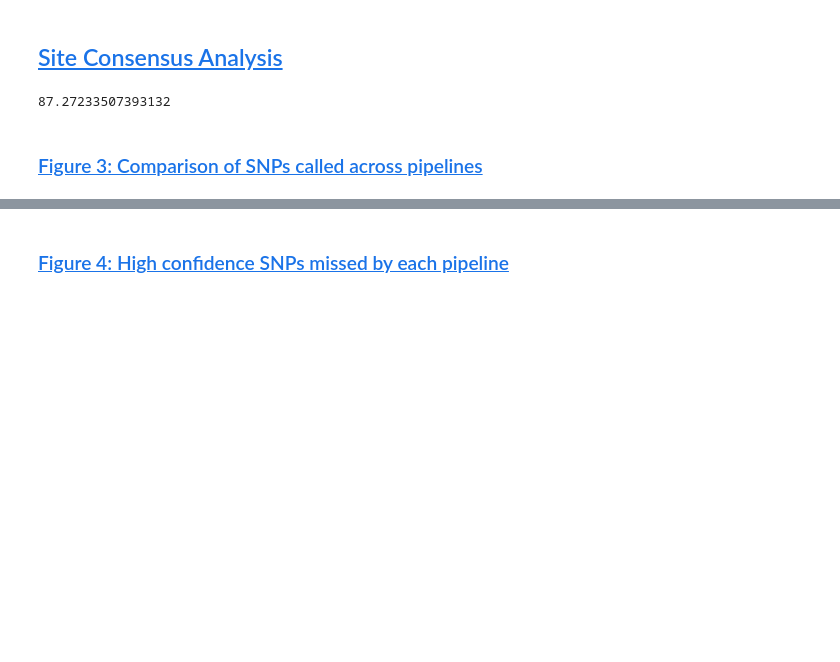
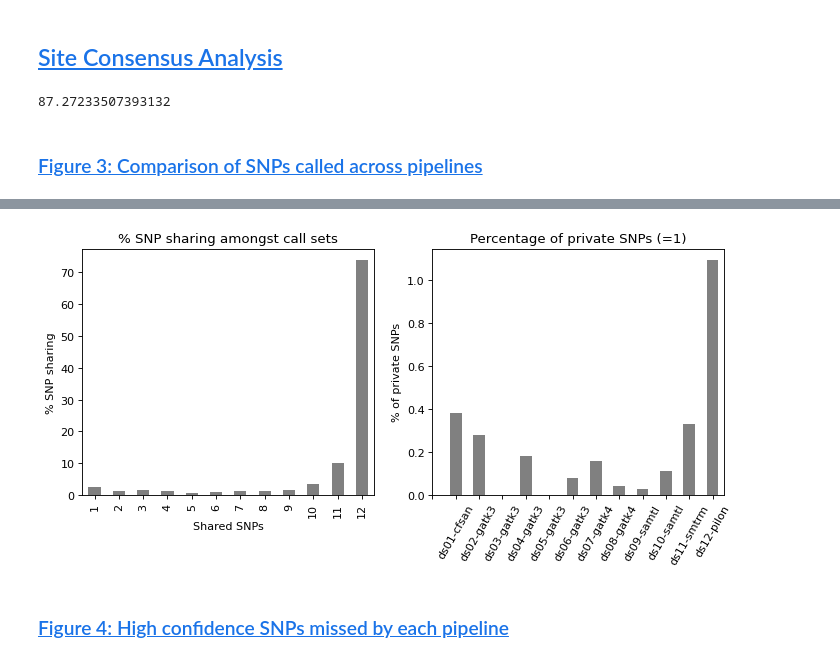
Before and after one commit to broadinstitute/isham_wgs, a Jupyter notebook: analysis.ipynb, the cells around one changed output, grey strips where cells are left out. Saved outputs shown, nothing was run; the diff lists cells and outputs as text; code cells hidden in the pictures; blank space fills up the shorter version.

```diff
--- a/analysis.ipynb
+++ b/analysis.ipynb
@@ -708,5 +710,24 @@ fig.savefig('figs/Figure3_site_private_snps.pdf')
 # %% [output]
 [figure]
+# %%
+fig=plt.figure(figsize=(16, 4), dpi=80, facecolor='w', edgecolor='k')
+
+plt.subplot(1,3,1)
+(count_table.sort_index()/snpmetr.shape[0] * 100).plot.bar(color='grey')
+plt.title('% SNP sharing amongst call sets')
+plt.ylabel('% SNP sharing')
+plt.xlabel('Shared SNPs')
+
+plt.subplot(1,3,2)
+pct.pct_private.plot.bar(color='grey')
+plt.title('Percentage of private SNPs (=1)')
+plt.xticks(range(-1,12), rotation=60)
+plt.ylabel('% of private SNPs')
+plt.show()
+
+fig.savefig('figs/Figure3.pdf', bbox_inches='tight')
+# %% [output]
+[figure, added]
 # %% [markdown]
 ### <a name='F4'>[Figure 4: High confidence SNPs missed by each pipeline](#TOP)</a>
 # %%
```
Also changed, not shown: parts of 11 cells of this notebook, 20 other files.
